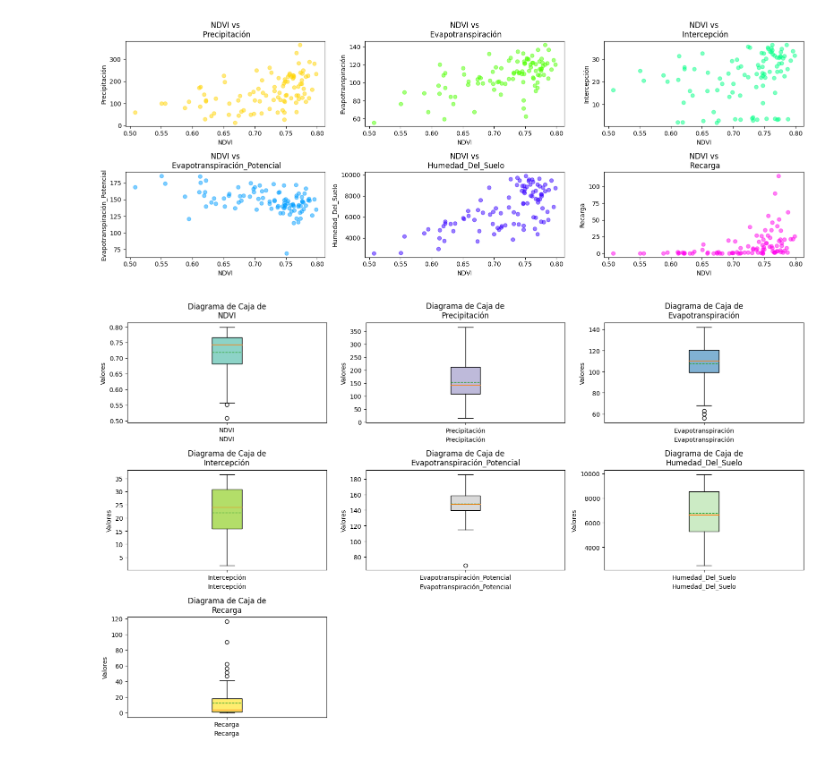
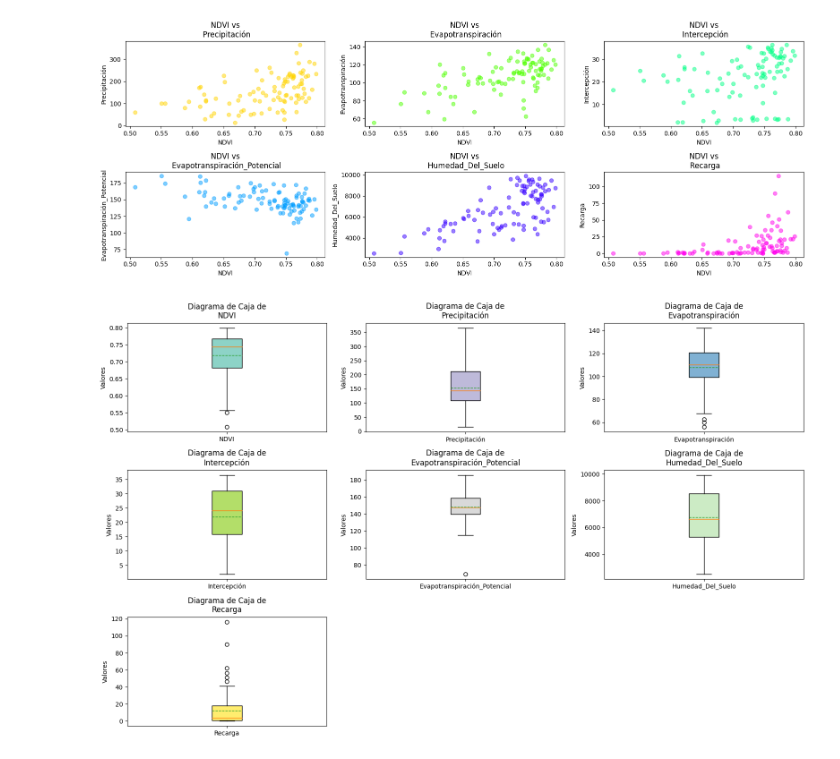
Before and after one commit to emarevalog/Data_Science_Forecast_NDVI_Project, a Jupyter notebook: Exploración_estadística.ipynb, the cells around one changed output. Drawn from its saved outputs; the diff is of its cells as text; code cells hidden in the pictures.

```diff
--- a/Exploración_estadística.ipynb
+++ b/Exploración_estadística.ipynb
@@ -151,32 +151,31 @@ plt.show()
 import matplotlib.pyplot as plt
 import pandas as pd
 
 x = ['NDVI', 'Precipitación', 'Evapotranspiración', 'Intercepción',
      'Evapotranspiración_Potencial', 'Humedad_Del_Suelo', 'Recarga']
 
 # Cambia a la paleta de colores "Set3"
 colors = plt.cm.Set3(np.linspace(0, 1, len(x)))
 
 fig, axes = plt.subplots(3, 3, figsize=(16, 10))
 
 for i, variable in enumerate(x):
     row = i // 3
     col = i % 3
     ax = axes[row, col]
 
     # Crear un diagrama de caja vertical para la variable
     ax.boxplot(df[variable], vert=True, labels=[variable], showmeans=True, meanline=True, patch_artist=True,
                boxprops=dict(facecolor=colors[i], color='black'))
 
     ax.set_title(f'Diagrama de Caja de\n{variable}', y=1.01)  # Ajusta el valor de y para separar el título
-    ax.set_xlabel(variable)
     ax.set_ylabel('Valores')
 
 # Elimina cualquier eje no utilizado
 for i in range(len(x), 3*3):
     fig.delaxes(axes[i // 3, i % 3])
 
 plt.tight_layout()
 plt.show()
 # %% [output]
-[figure, old version]
+[figure, new version]
```
